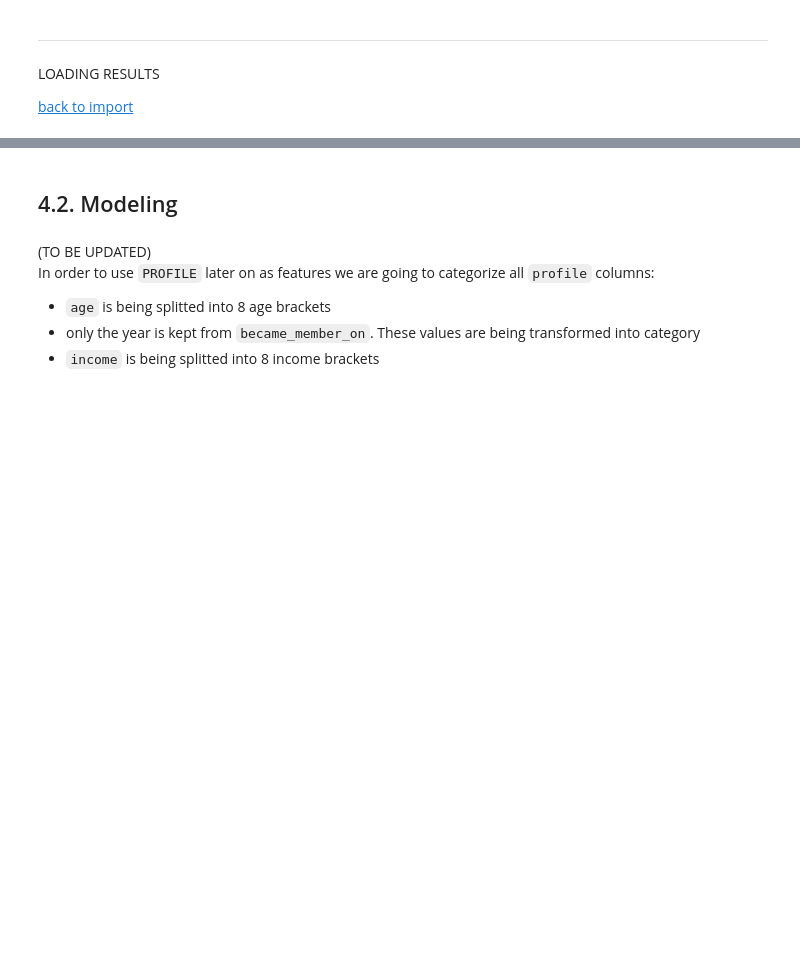
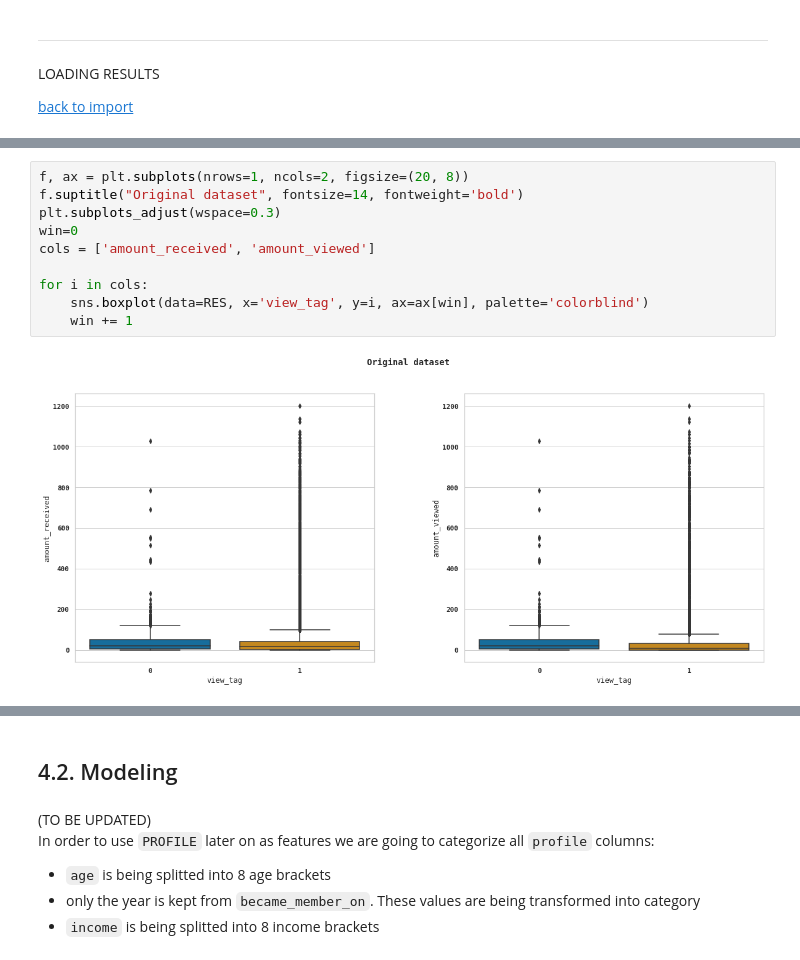
Before and after one commit to 6one2/StarbucksChallenge, a Jupyter notebook: devStarbucks.ipynb, the cells around one changed output, grey strips where cells are left out. Drawn from its saved outputs; the diff is of its cells as text; blank space fills up the shorter version.

```diff
--- a/devStarbucks.ipynb
+++ b/devStarbucks.ipynb
@@ -437,0 +669,12 @@ RES_copy.head()
+# %%
+f, ax = plt.subplots(nrows=1, ncols=2, figsize=(20, 8))
+f.suptitle("Original dataset", fontsize=14, fontweight='bold')
+plt.subplots_adjust(wspace=0.3)
+win=0
+cols = ['amount_received', 'amount_viewed']
+
+for i in cols:
+    sns.boxplot(data=RES, x='view_tag', y=i, ax=ax[win], palette='colorblind')
+    win += 1
+# %% [output]
+[figure, added]
```
Also changed, not shown: parts of 51 cells of this notebook, 1 other file.
